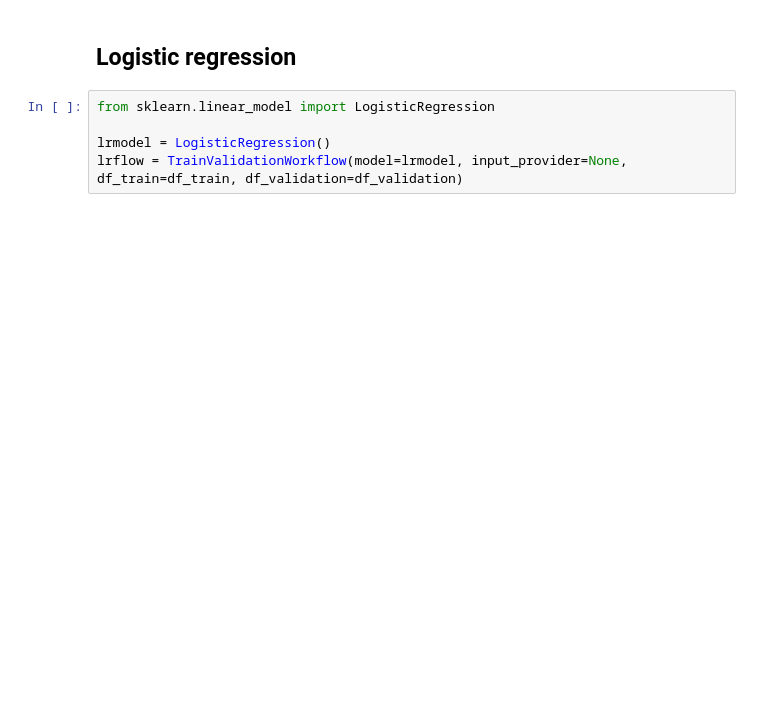
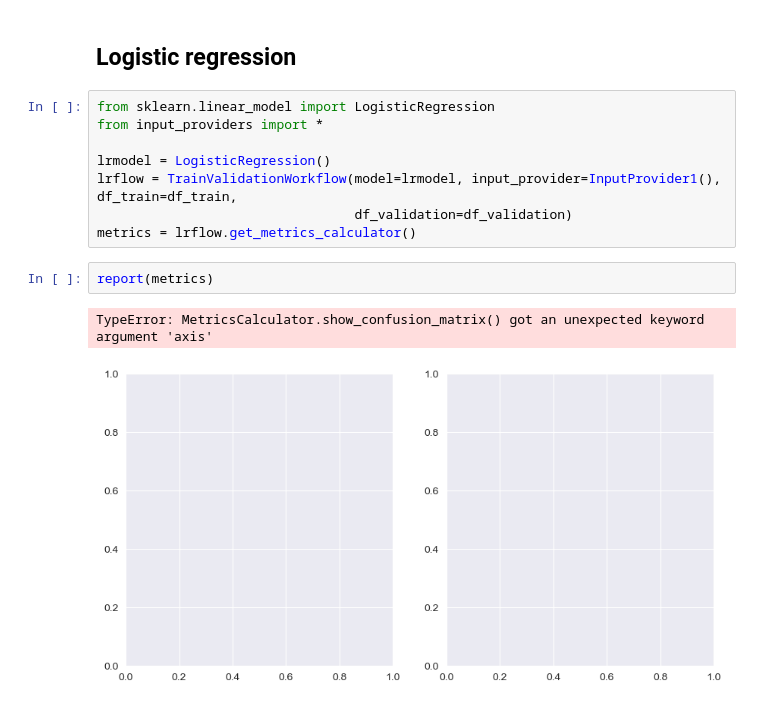
Before and after one commit to shayansm2/kaggle-playground, a Jupyter notebook: nlp-getting-started/models.ipynb, the cells around one changed output. Cells and saved outputs as stored; diff of their text form; blank space fills up the shorter version.

```diff
--- a/nlp-getting-started/models.ipynb
+++ b/nlp-getting-started/models.ipynb
@@ -123,6 +124,14 @@ class TrainValidationWorkflow(object):
 ## Logistic regression
 # %%
 from sklearn.linear_model import LogisticRegression
+from input_providers import *
 
 lrmodel = LogisticRegression()
-lrflow = TrainValidationWorkflow(model=lrmodel, input_provider=None, df_train=df_train, df_validation=df_validation)
+lrflow = TrainValidationWorkflow(model=lrmodel, input_provider=InputProvider1(), df_train=df_train,
+                                 df_validation=df_validation)
+metrics = lrflow.get_metrics_calculator()
+# %%
+report(metrics)
+# %% [output]
+TypeError: MetricsCalculator.show_confusion_matrix() got an unexpected keyword argument 'axis'
+[figure, added]
```
Also changed, not shown: parts of 9 cells of this notebook, 1 other file.
